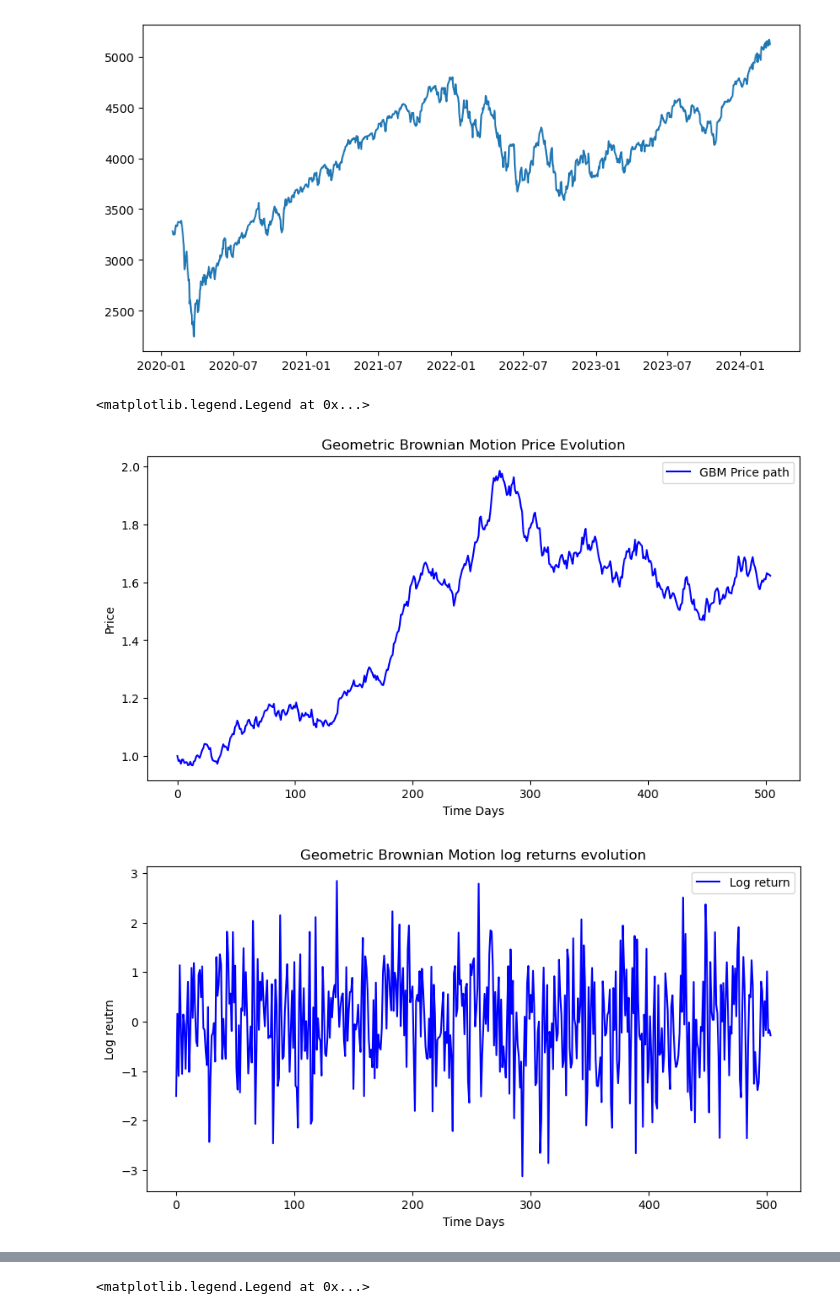
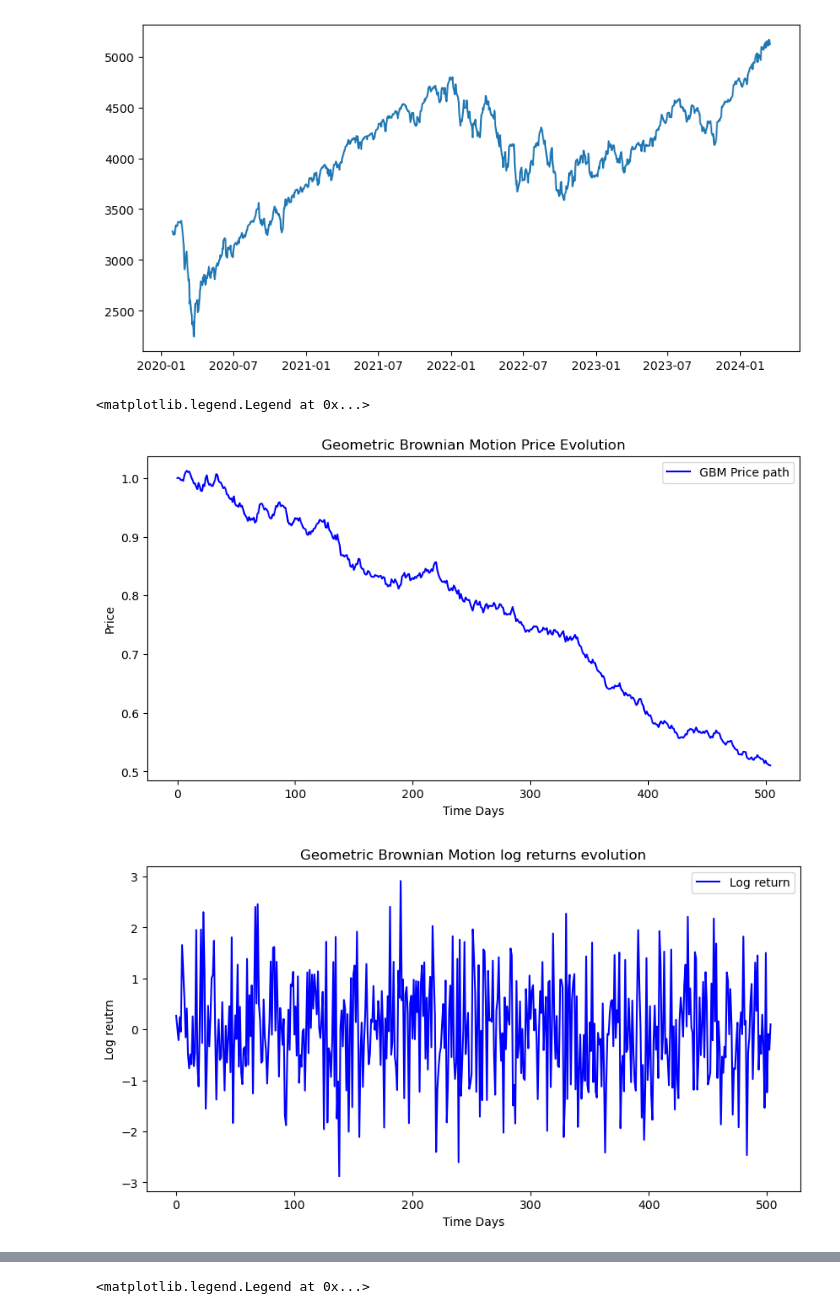
Before and after one commit to oscar10-wq/RL-Mathfin, a Jupyter notebook: RL_algorithm.ipynb, the cells around one changed output, grey strips where cells are left out. Cells and saved outputs as stored; diff of their text form; code cells hidden in the pictures.

```diff
--- a/RL_algorithm.ipynb
+++ b/RL_algorithm.ipynb
@@ -81,8 +81,8 @@ AttributeError: module 'matplotlib.pyplot' has no attribute 'vlabel'
 T = 2          # Total years
 N = 252 * T    # Number of trading days
 dt = 1 / 252   # Time step (daily)
-mu = 0.10      # Annual drift (10%)
-sigma = 0.20   # Annual volatility (20%)
+mu = -0.3      # Annual drift (10%)
+sigma = 0.10   # Annual volatility (20%)
 P0 = 1         # Initial price
 
 # Generate Brownian motion
@@ -94,35 +94,35 @@ P[0] = P0
 for t in range(1, N+1):
     P[t] = P[t-1] * np.exp((mu - 0.5 * sigma**2) * dt + sigma * dW[t-1])
 
 # Convert to numpy array
 P_array = np.array(P)
 log_returns = np.diff(np.log(P_array))
 market_log_returns = (log_returns - log_returns.mean()) / log_returns.std()
 
 #Plot market
 t = np.arange(len(P_array))
 plt.figure(figsize=(10, 5))
 plt.plot(t, P_array, linestyle='-', label=f"GBM Price path", color ="blue")
 # Formatting
 plt.xlabel("Time Days")
 plt.ylabel("Price")
 plt.title("Geometric Brownian Motion Price Evolution")
 plt.legend()
 
 
 # Plot market log returns
 t= np.arange(len(log_returns))
 plt.figure(figsize=(10, 5))
 plt.plot(t, market_log_returns, linestyle='-', label=f"Log return", color ="blue")
 # Formatting
 plt.xlabel("Time Days")
 plt.ylabel("Log reutrn")
 plt.title("Geometric Brownian Motion log returns evolution")
 plt.legend()
 # %% [output]
 <matplotlib.legend.Legend at 0x...>
-[figure, old version]
+[figure, new version]
-[figure, old version]
+[figure, new version]
 # %%
 import numpy as np
 import random
```
Also changed, not shown: parts of 5 cells of this notebook.
